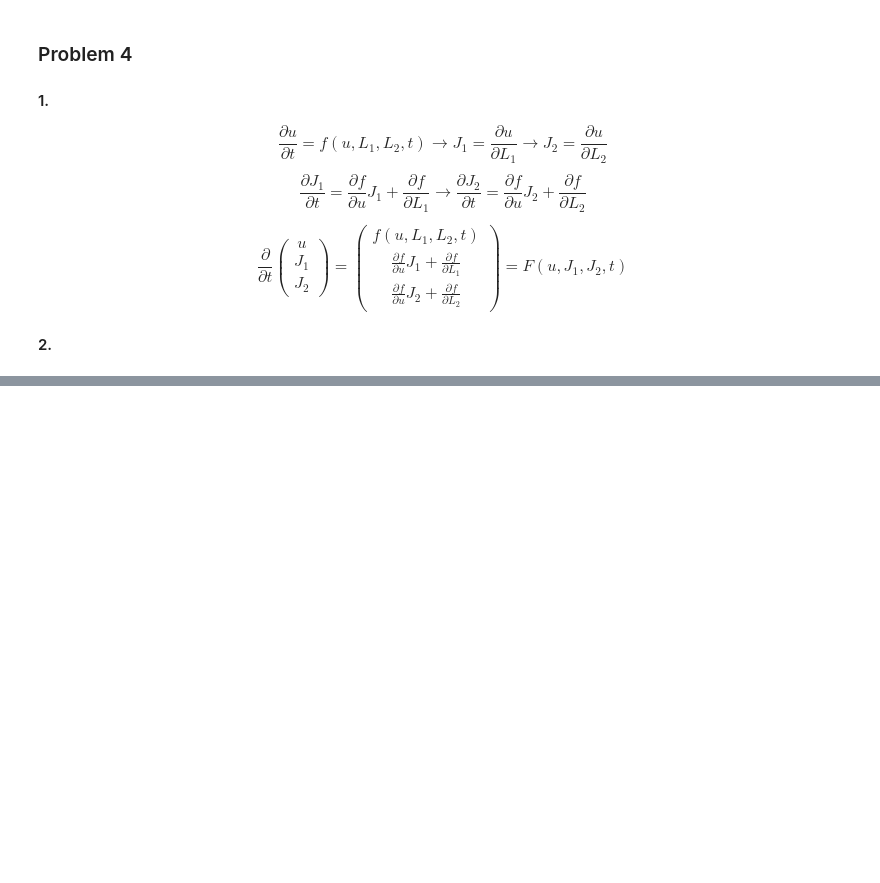
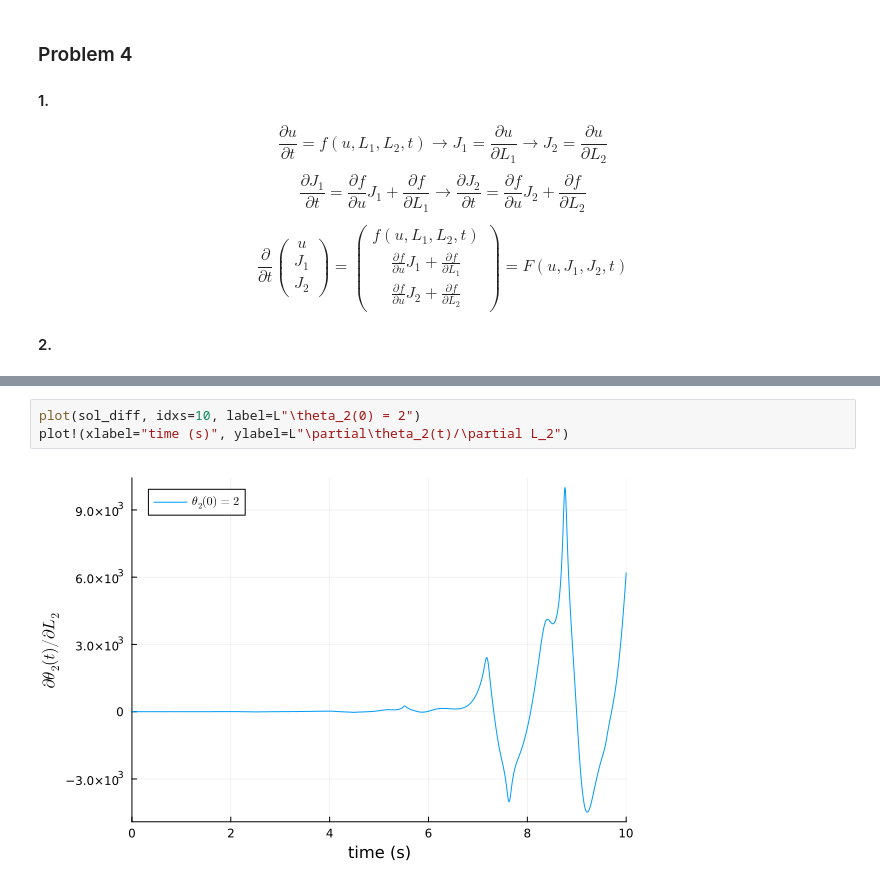
Before and after one commit to anthonysdone/18.063, a Jupyter notebook: 18.063 Pset 2.ipynb, the cells around one changed output, grey strips where cells are left out. Saved outputs shown, nothing was run; the diff lists cells and outputs as text; blank space fills up the shorter version.

```diff
--- a/18.063 Pset 2.ipynb
+++ b/18.063 Pset 2.ipynb
@@ -144,0 +161,5 @@ plot!(xlabel="time (s)", ylabel=L"\partial\theta_2(t)/\partial\L2(0)")
+# %%
+plot(sol_diff, idxs=10, label=L"\theta_2(0) = 2")
+plot!(xlabel="time (s)", ylabel=L"\partial\theta_2(t)/\partial L_2")
+# %% [output]
+[figure, added]
```
Also changed, not shown: parts of 8 cells of this notebook.
